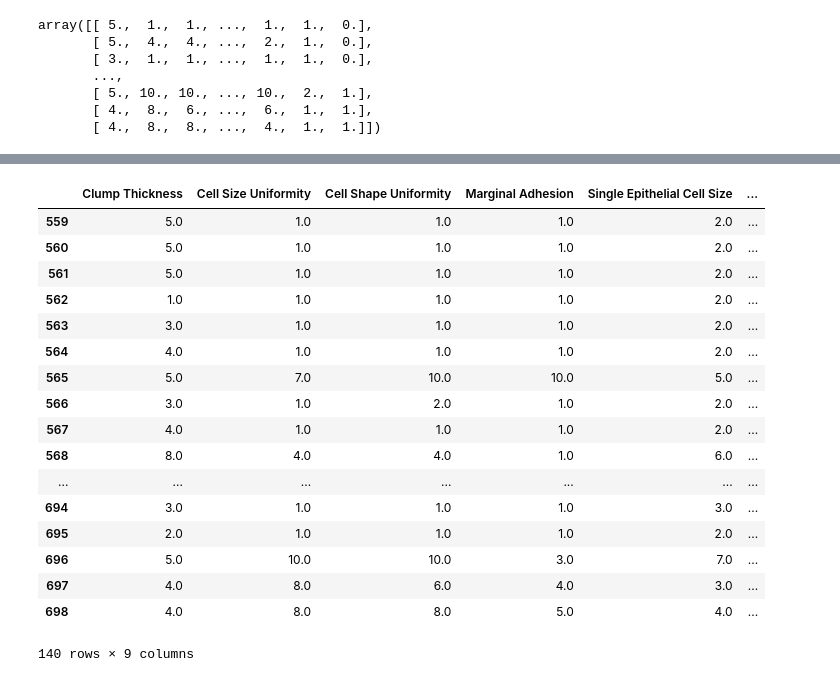
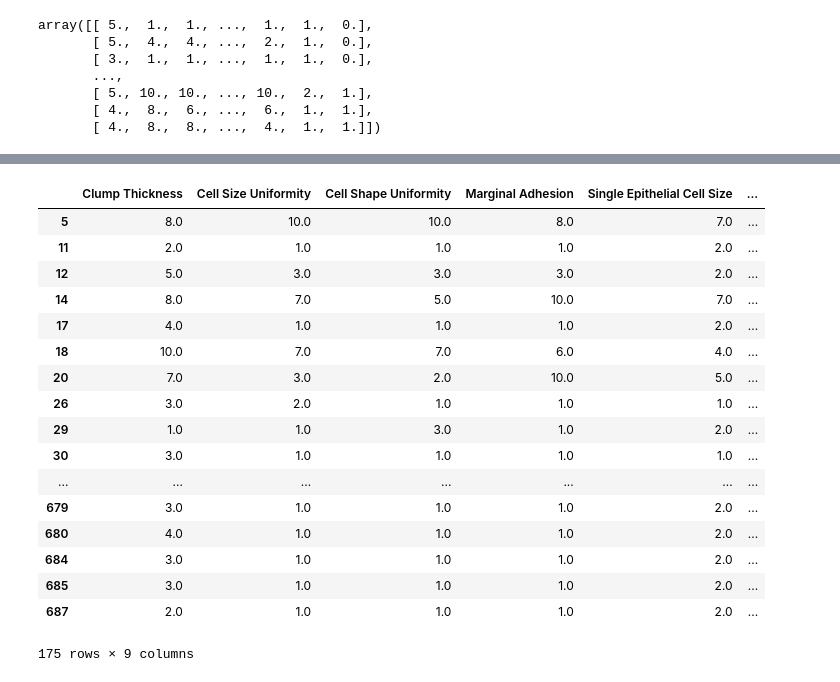
Before and after one commit to ilumsden/COSC528, a Jupyter notebook: project3/driver.ipynb, the cells around one changed output, grey strips where cells are left out. Drawn from its saved outputs; the diff is of its cells as text; code cells hidden in the pictures.

```diff
--- a/project3/driver.ipynb
+++ b/project3/driver.ipynb
@@ -80,29 +81,33 @@ num_train = round(df.shape[0] * 0.8)
 num_test = df.shape[0] - num_train
-# %%
-train_data = df.iloc[:num_train, :-1]
-train_labels = df.iloc[:num_train, -1]
-test_data = df.iloc[num_train:, :-1]
-test_labels = df.iloc[num_train:, -1]
-test_data
-# %% [output]
-|  | Clump Thickness | Cell Size Uniformity | Cell Shape Uniformity | Marginal Adhesion | Single Epithelial Cell Size | ... |
-| 559 | 5.0 | 1.0 | 1.0 | 1.0 | 2.0 | ... |
-| 560 | 5.0 | 1.0 | 1.0 | 1.0 | 2.0 | ... |
-| 561 | 5.0 | 1.0 | 1.0 | 1.0 | 2.0 | ... |
-| 562 | 1.0 | 1.0 | 1.0 | 1.0 | 2.0 | ... |
-| 563 | 3.0 | 1.0 | 1.0 | 1.0 | 2.0 | ... |
-| 564 | 4.0 | 1.0 | 1.0 | 1.0 | 2.0 | ... |
-| 565 | 5.0 | 7.0 | 10.0 | 10.0 | 5.0 | ... |
-| 566 | 3.0 | 1.0 | 2.0 | 1.0 | 2.0 | ... |
-| 567 | 4.0 | 1.0 | 1.0 | 1.0 | 2.0 | ... |
-| 568 | 8.0 | 4.0 | 4.0 | 1.0 | 6.0 | ... |
-| ... | ... | ... | ... | ... | ... | ... |
-| 694 | 3.0 | 1.0 | 1.0 | 1.0 | 3.0 | ... |
-| 695 | 2.0 | 1.0 | 1.0 | 1.0 | 2.0 | ... |
-| 696 | 5.0 | 10.0 | 10.0 | 3.0 | 7.0 | ... |
-| 697 | 4.0 | 8.0 | 6.0 | 4.0 | 3.0 | ... |
-| 698 | 4.0 | 8.0 | 8.0 | 5.0 | 4.0 | ... |
-140 rows × 9 columns
+# %%
+div = df.shape[0] // 4
+num_train = 3 * div
+train_inds = np.random.choice(range(df.shape[0]), size=num_train, replace=False)
+test_inds = [i for i in range(df.shape[0]) if i not in train_inds]
+train_data = df.iloc[train_inds.tolist(), :-1]
+train_labels = df.iloc[train_inds.tolist(), -1]
+test_data = df.iloc[test_inds, :-1]
+test_labels = df.iloc[test_inds, -1]
+test_data
+# %% [output]
+|  | Clump Thickness | Cell Size Uniformity | Cell Shape Uniformity | Marginal Adhesion | Single Epithelial Cell Size | ... |
+| 5 | 8.0 | 10.0 | 10.0 | 8.0 | 7.0 | ... |
+| 11 | 2.0 | 1.0 | 1.0 | 1.0 | 2.0 | ... |
+| 12 | 5.0 | 3.0 | 3.0 | 3.0 | 2.0 | ... |
+| 14 | 8.0 | 7.0 | 5.0 | 10.0 | 7.0 | ... |
+| 17 | 4.0 | 1.0 | 1.0 | 1.0 | 2.0 | ... |
+| 18 | 10.0 | 7.0 | 7.0 | 6.0 | 4.0 | ... |
+| 20 | 7.0 | 3.0 | 2.0 | 10.0 | 5.0 | ... |
+| 26 | 3.0 | 2.0 | 1.0 | 1.0 | 1.0 | ... |
+| 29 | 1.0 | 1.0 | 3.0 | 1.0 | 2.0 | ... |
+| 30 | 3.0 | 1.0 | 1.0 | 1.0 | 1.0 | ... |
+| ... | ... | ... | ... | ... | ... | ... |
+| 679 | 3.0 | 1.0 | 1.0 | 1.0 | 2.0 | ... |
+| 680 | 4.0 | 1.0 | 1.0 | 1.0 | 2.0 | ... |
+| 684 | 3.0 | 1.0 | 1.0 | 1.0 | 2.0 | ... |
+| 685 | 3.0 | 1.0 | 1.0 | 1.0 | 2.0 | ... |
+| 687 | 2.0 | 1.0 | 1.0 | 1.0 | 2.0 | ... |
+175 rows × 9 columns
 # %%
 from kNN import *
 # %%
```
Also changed, not shown: parts of 13 cells of this notebook, 4 other files.
